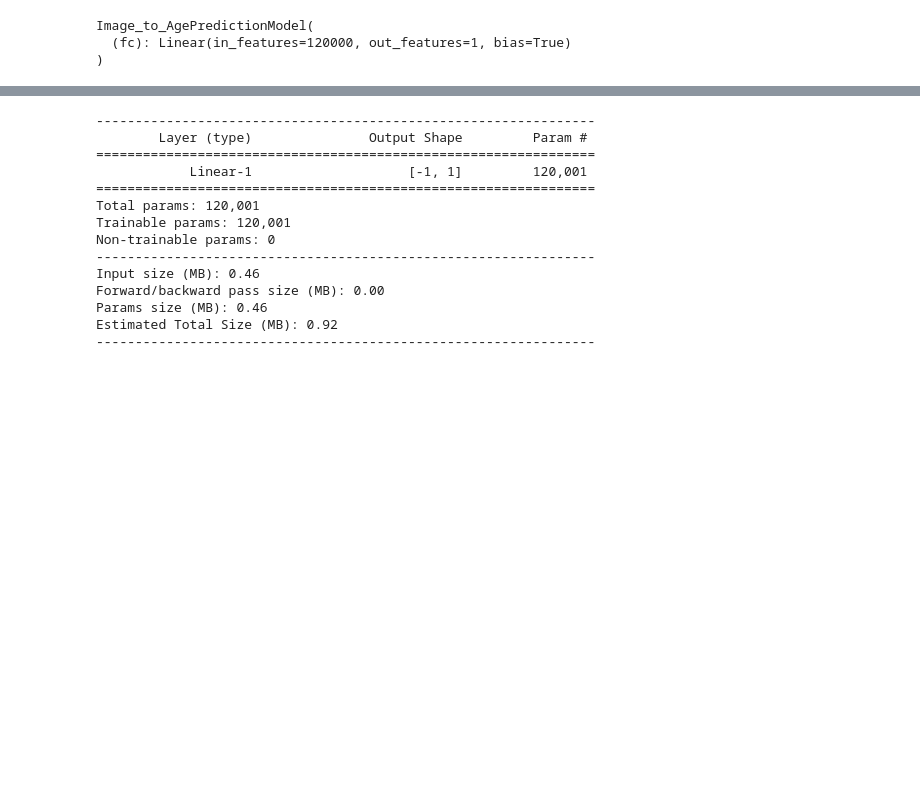
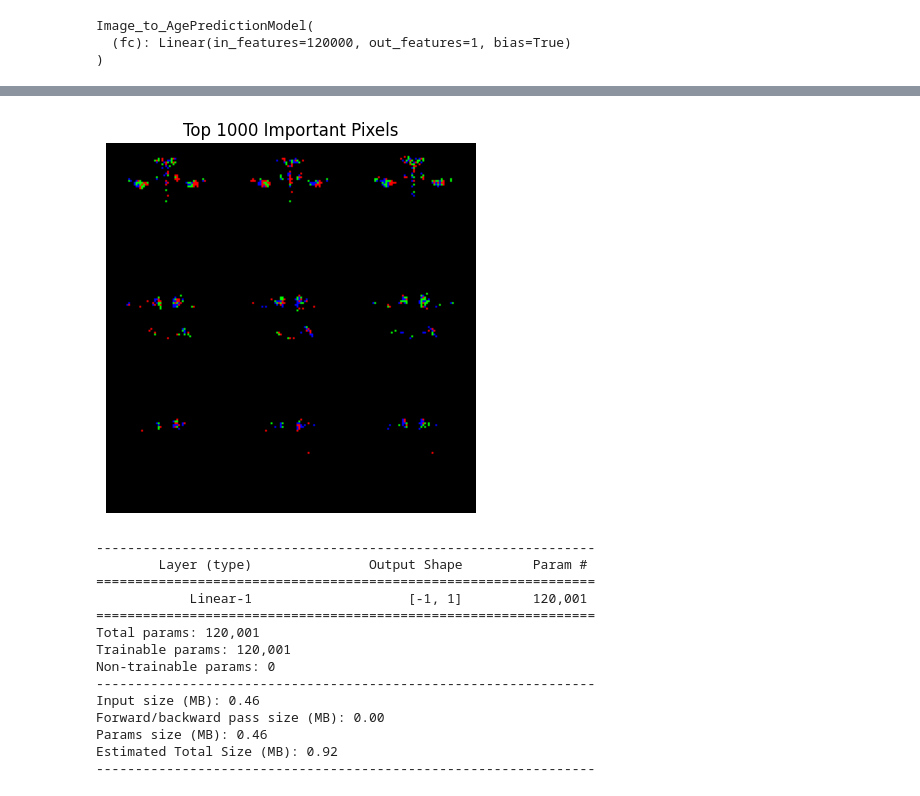
Before and after one commit to yousirong/Deaplearning, a Jupyter notebook: d2l_notebooks/d2l-en/pytorch/D2L_assignment/hw2_201904458_이준용.ipynb, the cells around one changed output, grey strips where cells are left out. Saved outputs shown, nothing was run; the diff lists cells and outputs as text; code cells hidden in the pictures; blank space fills up the shorter version.

```diff
--- a/d2l_notebooks/d2l-en/pytorch/D2L_assignment/hw2_201904458_이준용.ipynb
+++ b/d2l_notebooks/d2l-en/pytorch/D2L_assignment/hw2_201904458_이준용.ipynb
@@ -34,13 +36,13 @@ transform = transforms.Compose([
 
 class InitDataset(Dataset):
     def __init__(self, file_list, transform=None):
-        self.file_list = file_list
-        self.transform = transform
+        self.file_list = file_list  # 이미지 파일 리스트 생성자
+        self.transform = transform  # transform 된 이미지 파일 리스트 생성자
 
-    def __len__(self):
+    def __len__(self):    # 이미지 리스트 총 합계 초기화
         return len(self.file_list)
 
-    def __getitem__(self, idx):
+    def __getitem__(self, idx):   # 이미지 파일 이름에서 나이만 split해서 추출
         img_path = os.path.join(data_dir, self.file_list[idx])
         image = Image.open(img_path)
         # 파일명에서 나이 정보만 split 추출
@@ -57,7 +59,7 @@ train_files, val_files = train_test_split(file_list, test_size=0.2, random_state
 # DataLoader 설정
 train_dataset = InitDataset(train_files, transform=transform)
 val_dataset = InitDataset(val_files, transform=transform)
-batch_size = 32
+batch_size = 10   # batch size
 train_loader = DataLoader(train_dataset, batch_size=batch_size, shuffle=True)
 val_loader = DataLoader(val_dataset, batch_size=batch_size)
 # %%
@@ -191,3 +232,37 @@ plt.show()
+# %%
+# 위의 ft_importance_map애소 1000개 나열을 위한 생성
+thousand_pix_of_top = np.argsort(ft_importance_map.cpu().numpy())[-1000:]
+
+# 200*200 빈 이미지 생성
+empty_image = np.zeros((200, 200, 3), dtype=np.uint8)
+
+# 채널에 대해 색 매핑
+channel_colors = {
+    0: (255, 0, 0),  # Red (R channel)
+    1: (0, 255, 0),  # Green (G channel)
+    2: (0, 0, 255),  # Blue (B channel)
+}
+
+#상위 1000픽셀을 반복하고 빈 이미지에 색상을 지정
+for pixel_index in thousand_pix_of_top:
+    # 픽셀 인덱스를 좌표와 채널로 변환
+    channel = pixel_index % 3  # 0 -> R, 1 -> G, 2 -> B
+    pixel_index //= 3
+    row, col = divmod(pixel_index, 200)
+
+    # 채널의 색상 대입
+    color = channel_colors[channel]
+
+   # 빈 이미지의 픽셀에 색상을 지정합니다.
+    empty_image[row, col] = color
+
+# display
+plt.imshow(empty_image)
+plt.title('Top 1000 Important Pixels')
+plt.axis('off')
+plt.show()
+# %% [output]
+[figure, added]
 # %%
 from torchsummary import summary
 summary(model, input_size=(3,200,200), device='cuda')
```
Also changed, not shown: parts of 8 cells of this notebook, 9 other files.
